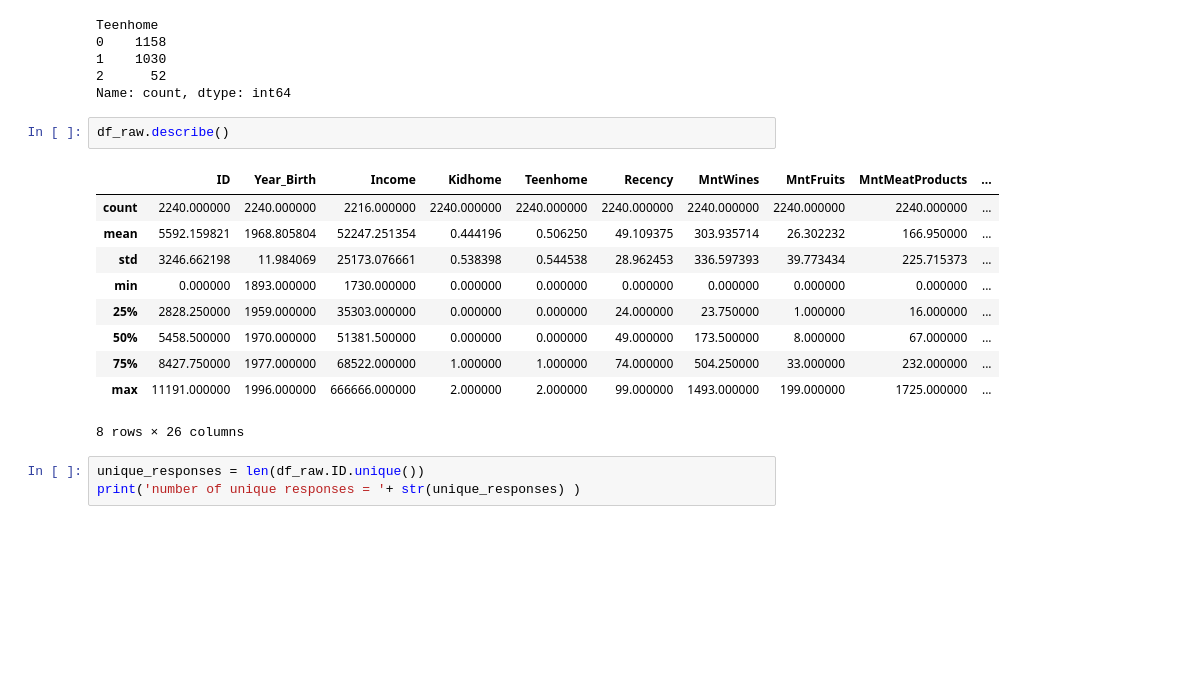
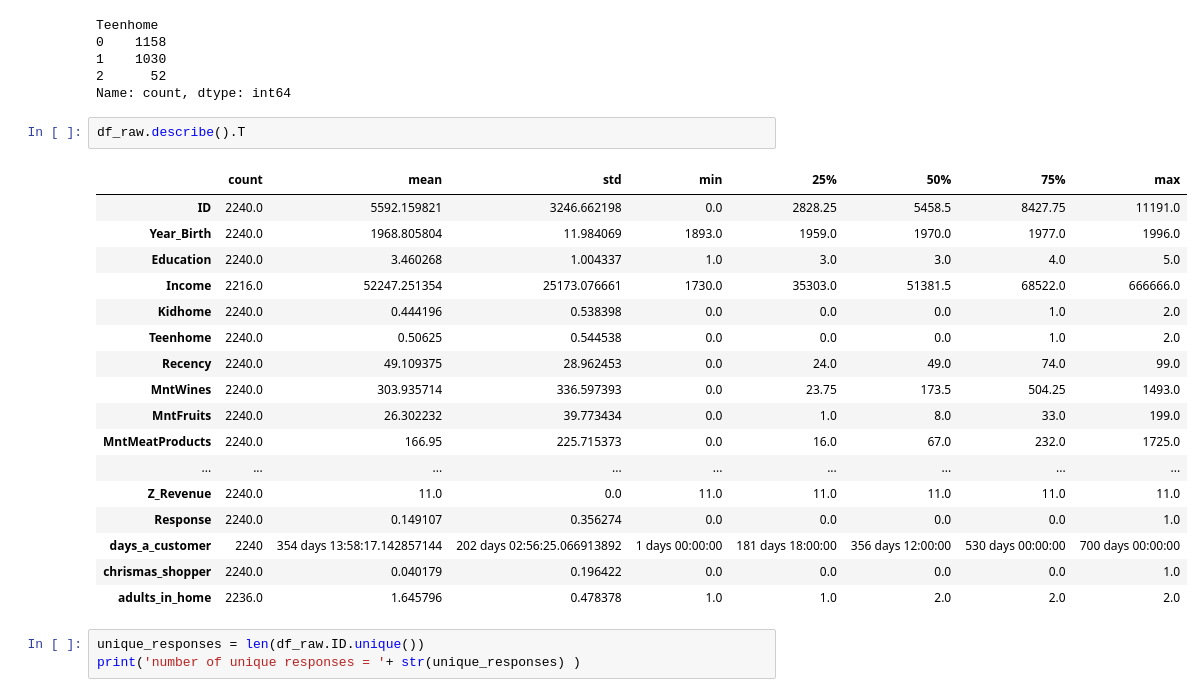
Before and after one commit to Mobusshar/data-mining-project-msc-oulu-2024, a Jupyter notebook: Preprocessing_arash.ipynb, the cells around one changed output. Saved outputs shown, nothing was run; the diff lists cells and outputs as text; blank space fills up the shorter version.

Commit message:
dropped null from adults_in_home and created age and household_members. some small notebook edits

```diff
--- a/Preprocessing_arash.ipynb
+++ b/Preprocessing_arash.ipynb
@@ -70,18 +70,25 @@ Teenhome
 2      52
 Name: count, dtype: int64
 # %%
-df_raw.describe()
+df_raw.describe().T
 # %% [output]
-|  | ID | Year_Birth | Income | Kidhome | Teenhome | Recency | MntWines | MntFruits | MntMeatProducts | ... |
-| count | 2240.000000 | 2240.000000 | 2216.000000 | 2240.000000 | 2240.000000 | 2240.000000 | 2240.000000 | 2240.000000 | 2240.000000 | ... |
-| mean | 5592.159821 | 1968.805804 | 52247.251354 | 0.444196 | 0.506250 | 49.109375 | 303.935714 | 26.302232 | 166.950000 | ... |
-| std | 3246.662198 | 11.984069 | 25173.076661 | 0.538398 | 0.544538 | 28.962453 | 336.597393 | 39.773434 | 225.715373 | ... |
-| min | 0.000000 | 1893.000000 | 1730.000000 | 0.000000 | 0.000000 | 0.000000 | 0.000000 | 0.000000 | 0.000000 | ... |
-| 25% | 2828.250000 | 1959.000000 | 35303.000000 | 0.000000 | 0.000000 | 24.000000 | 23.750000 | 1.000000 | 16.000000 | ... |
-| 50% | 5458.500000 | 1970.000000 | 51381.500000 | 0.000000 | 0.000000 | 49.000000 | 173.500000 | 8.000000 | 67.000000 | ... |
-| 75% | 8427.750000 | 1977.000000 | 68522.000000 | 1.000000 | 1.000000 | 74.000000 | 504.250000 | 33.000000 | 232.000000 | ... |
-| max | 11191.000000 | 1996.000000 | 666666.000000 | 2.000000 | 2.000000 | 99.000000 | 1493.000000 | 199.000000 | 1725.000000 | ... |
+|  | count | mean | std | min | 25% | 50% | 75% | max |
+| ID | 2240.0 | 5592.159821 | 3246.662198 | 0.0 | 2828.25 | 5458.5 | 8427.75 | 11191.0 |
+| Year_Birth | 2240.0 | 1968.805804 | 11.984069 | 1893.0 | 1959.0 | 1970.0 | 1977.0 | 1996.0 |
+| Education | 2240.0 | 3.460268 | 1.004337 | 1.0 | 3.0 | 3.0 | 4.0 | 5.0 |
+| Income | 2216.0 | 52247.251354 | 25173.076661 | 1730.0 | 35303.0 | 51381.5 | 68522.0 | 666666.0 |
+| Kidhome | 2240.0 | 0.444196 | 0.538398 | 0.0 | 0.0 | 0.0 | 1.0 | 2.0 |
+| Teenhome | 2240.0 | 0.50625 | 0.544538 | 0.0 | 0.0 | 0.0 | 1.0 | 2.0 |
+| Recency | 2240.0 | 49.109375 | 28.962453 | 0.0 | 24.0 | 49.0 | 74.0 | 99.0 |
+| MntWines | 2240.0 | 303.935714 | 336.597393 | 0.0 | 23.75 | 173.5 | 504.25 | 1493.0 |
+| MntFruits | 2240.0 | 26.302232 | 39.773434 | 0.0 | 1.0 | 8.0 | 33.0 | 199.0 |
+| MntMeatProducts | 2240.0 | 166.95 | 225.715373 | 0.0 | 16.0 | 67.0 | 232.0 | 1725.0 |
+| ... | ... | ... | ... | ... | ... | ... | ... | ... |
+| Z_Revenue | 2240.0 | 11.0 | 0.0 | 11.0 | 11.0 | 11.0 | 11.0 | 11.0 |
+| Response | 2240.0 | 0.149107 | 0.356274 | 0.0 | 0.0 | 0.0 | 0.0 | 1.0 |
+| days_a_customer | 2240 | 354 days 13:58:17.142857144 | 202 days 02:56:25.066913892 | 1 days 00:00:00 | 181 days 18:00:00 | 356 days 12:00:00 | 530 days 00:00:00 | 700 days 00:00:00 |
+| chrismas_shopper | 2240.0 | 0.040179 | 0.196422 | 0.0 | 0.0 | 0.0 | 0.0 | 1.0 |
+| adults_in_home | 2236.0 | 1.645796 | 0.478378 | 1.0 | 1.0 | 2.0 | 2.0 | 2.0 |
-8 rows × 26 columns
 # %%
 unique_responses = len(df_raw.ID.unique())
 print('number of unique responses = '+ str(unique_responses) )
```
Also changed, not shown: parts of 3 cells of this notebook, 1 other file.
